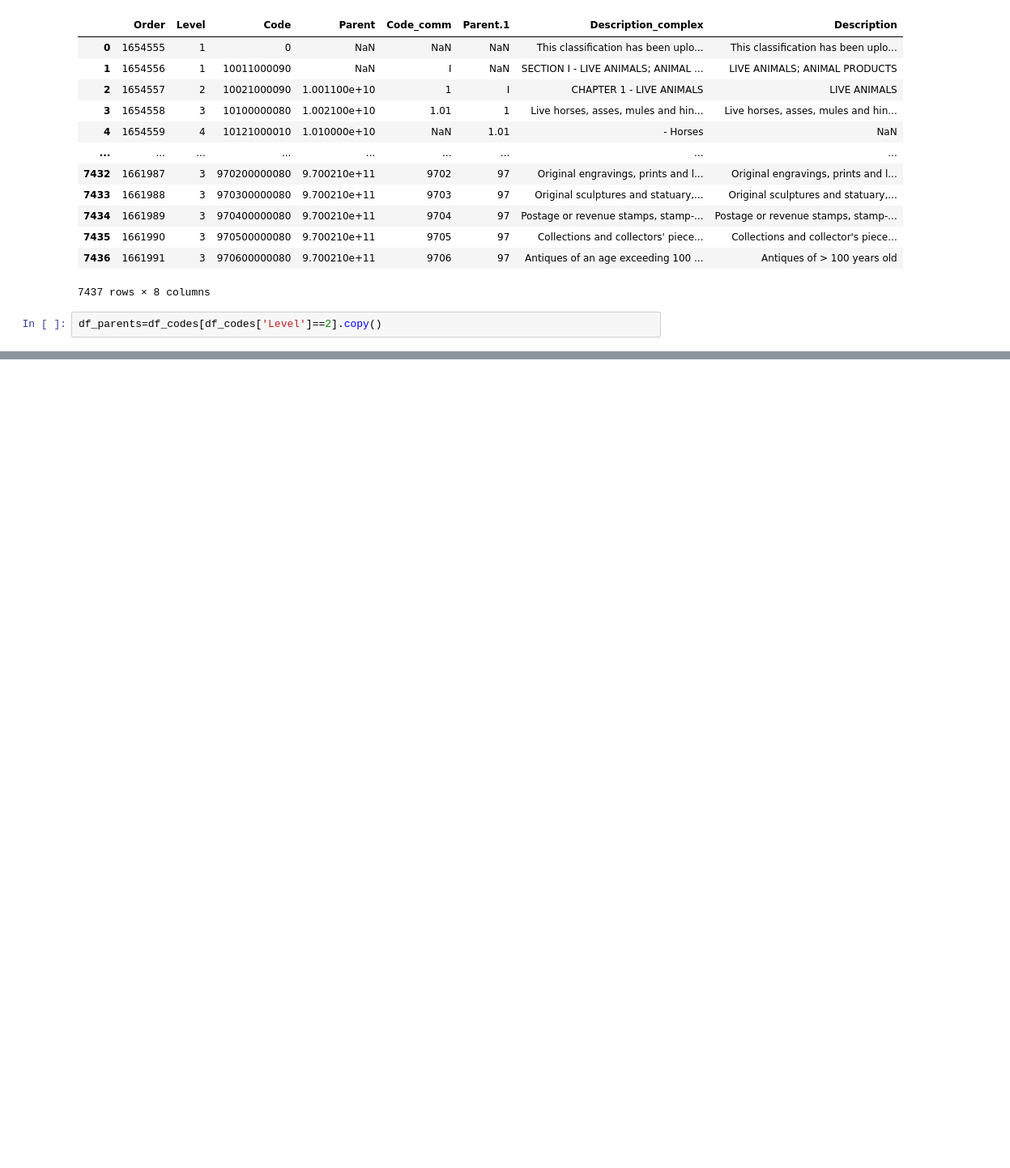
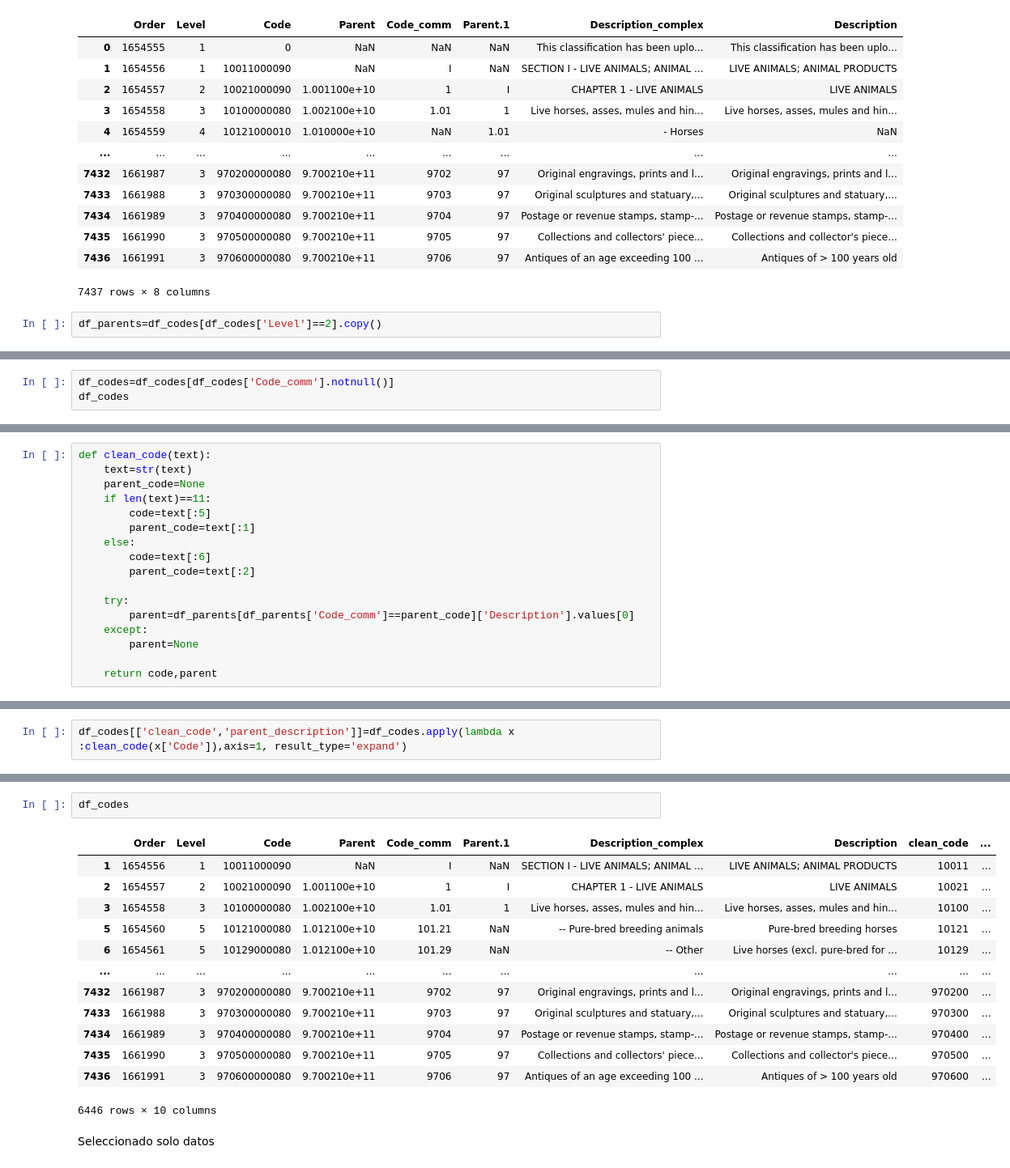
Before and after one commit to arimohy/fundamentos-etl, a Jupyter notebook: templateETL.ipynb, the cells around one changed output, grey strips where cells are left out. Shown at 81% size. Cells and saved outputs as stored; diff of their text form; blank space fills up the shorter version.

```diff
--- a/templateETL.ipynb
+++ b/templateETL.ipynb
@@ -31,0 +37,3 @@ df_parents=df_codes[df_codes['Level']==2].copy()
+# %%
+df_codes=df_codes[df_codes['Code_comm'].notnull()]
+df_codes
@@ -31,0 +56,17 @@ df_parents=df_codes[df_codes['Level']==2].copy()
+# %%
+def clean_code(text):
+    text=str(text)
+    parent_code=None
+    if len(text)==11:
+        code=text[:5]
+        parent_code=text[:1]
+    else:
+        code=text[:6]
+        parent_code=text[:2]
+
+    try:
+        parent=df_parents[df_parents['Code_comm']==parent_code]['Description'].values[0]
+    except:
+        parent=None
+
+    return code,parent
@@ -31,0 +75,2 @@ df_parents=df_codes[df_codes['Level']==2].copy()
+# %%
+df_codes[['clean_code','parent_description']]=df_codes.apply(lambda x :clean_code(x['Code']),axis=1, result_type='expand')
@@ -31,0 +88,18 @@ df_parents=df_codes[df_codes['Level']==2].copy()
+# %%
+df_codes
+# %% [output]
+|  | Order | Level | Code | Parent | Code_comm | Parent.1 | Description_complex | Description | clean_code | ... |
+| 1 | 1654556 | 1 | 10011000090 | NaN | I | NaN | SECTION I - LIVE ANIMALS; ANIMAL ... | LIVE ANIMALS; ANIMAL PRODUCTS | 10011 | ... |
+| 2 | 1654557 | 2 | 10021000090 | 1.001100e+10 | 1 | I | CHAPTER 1 - LIVE ANIMALS | LIVE ANIMALS | 10021 | ... |
+| 3 | 1654558 | 3 | 10100000080 | 1.002100e+10 | 1.01 | 1 | Live horses, asses, mules and hin... | Live horses, asses, mules and hin... | 10100 | ... |
+| 5 | 1654560 | 5 | 10121000080 | 1.012100e+10 | 101.21 | NaN | -- Pure-bred breeding animals | Pure-bred breeding horses | 10121 | ... |
+| 6 | 1654561 | 5 | 10129000080 | 1.012100e+10 | 101.29 | NaN | -- Other | Live horses (excl. pure-bred for ... | 10129 | ... |
+| ... | ... | ... | ... | ... | ... | ... | ... | ... | ... | ... |
+| 7432 | 1661987 | 3 | 970200000080 | 9.700210e+11 | 9702 | 97 | Original engravings, prints and l... | Original engravings, prints and l... | 970200 | ... |
+| 7433 | 1661988 | 3 | 970300000080 | 9.700210e+11 | 9703 | 97 | Original sculptures and statuary,... | Original sculptures and statuary,... | 970300 | ... |
+| 7434 | 1661989 | 3 | 970400000080 | 9.700210e+11 | 9704 | 97 | Postage or revenue stamps, stamp-... | Postage or revenue stamps, stamp-... | 970400 | ... |
+| 7435 | 1661990 | 3 | 970500000080 | 9.700210e+11 | 9705 | 97 | Collections and collectors' piece... | Collections and collector's piece... | 970500 | ... |
+| 7436 | 1661991 | 3 | 970600000080 | 9.700210e+11 | 9706 | 97 | Antiques of an age exceeding 100 ... | Antiques of > 100 years old | 970600 | ... |
+6446 rows × 10 columns
+# %% [markdown]
+Seleccionado solo datos
```
Also changed, not shown: parts of 30 cells of this notebook.
